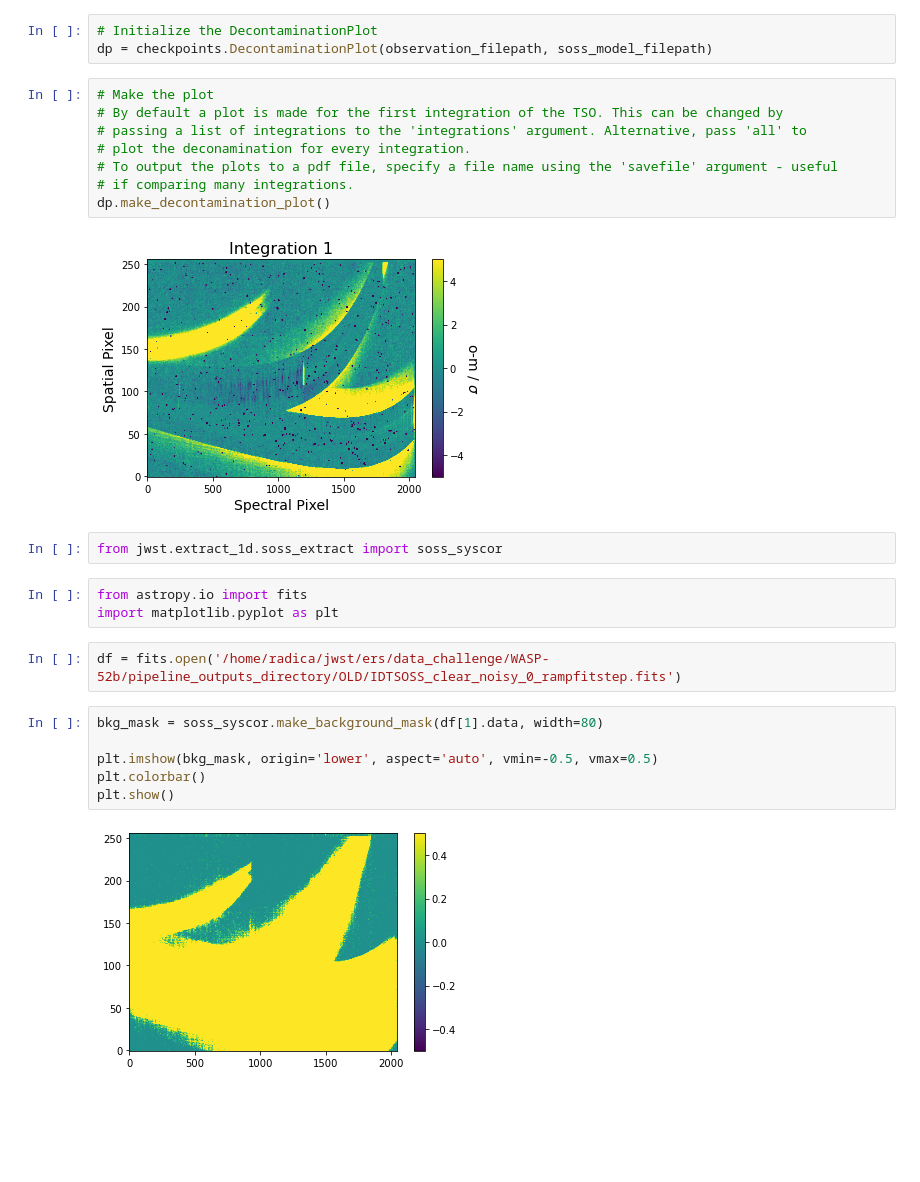
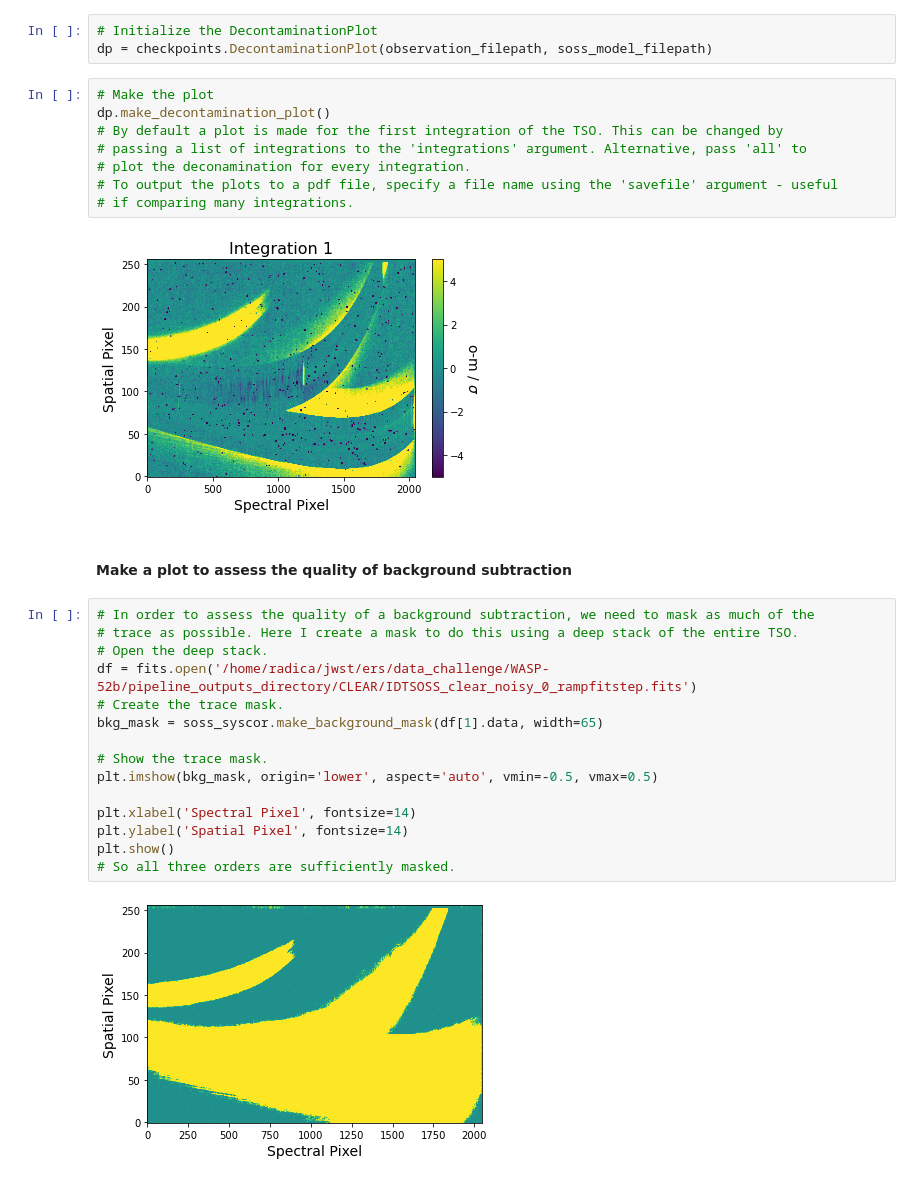
Before and after one commit to njcuk9999/jwst-mtl, a Jupyter notebook: SOSS/checkpoint_plots/checkpoint_plots_example.ipynb, the cells around one changed output. Cells and saved outputs as stored; diff of their text form; blank space fills up the shorter version.

```diff
--- a/SOSS/checkpoint_plots/checkpoint_plots_example.ipynb
+++ b/SOSS/checkpoint_plots/checkpoint_plots_example.ipynb
@@ -25,27 +31,31 @@ soss_model_filepath = '/home/radica/jwst/ers/data_challenge/WASP-52b/pipeline_ou
 dp = checkpoints.DecontaminationPlot(observation_filepath, soss_model_filepath)
 # %%
 # Make the plot
+dp.make_decontamination_plot()
 # By default a plot is made for the first integration of the TSO. This can be changed by
 # passing a list of integrations to the 'integrations' argument. Alternative, pass 'all' to
 # plot the deconamination for every integration.
 # To output the plots to a pdf file, specify a file name using the 'savefile' argument - useful
 # if comparing many integrations.
-dp.make_decontamination_plot()
 # %% [output]
 [figure]
-# %%
-from jwst.extract_1d.soss_extract import soss_syscor
-# %%
-from astropy.io import fits
-import matplotlib.pyplot as plt
-# %%
-df = fits.open('/home/radica/jwst/ers/data_challenge/WASP-52b/pipeline_outputs_directory/OLD/IDTSOSS_clear_noisy_0_rampfitstep.fits')
-# %%
-bkg_mask = soss_syscor.make_background_mask(df[1].data, width=80)
-
-plt.imshow(bkg_mask, origin='lower', aspect='auto', vmin=-0.5, vmax=0.5)
-plt.colorbar()
-plt.show()
-# %% [output]
-[figure, removed]
+# %% [markdown]
+#### Make a plot to assess the quality of background subtraction
+# %%
+# In order to assess the quality of a background subtraction, we need to mask as much of the
+# trace as possible. Here I create a mask to do this using a deep stack of the entire TSO.
+# Open the deep stack.
+df = fits.open('/home/radica/jwst/ers/data_challenge/WASP-52b/pipeline_outputs_directory/CLEAR/IDTSOSS_clear_noisy_0_rampfitstep.fits')
+# Create the trace mask.
+bkg_mask = soss_syscor.make_background_mask(df[1].data, width=65)
+
+# Show the trace mask.
+plt.imshow(bkg_mask, origin='lower', aspect='auto', vmin=-0.5, vmax=0.5)
+
+plt.xlabel('Spectral Pixel', fontsize=14)
+plt.ylabel('Spatial Pixel', fontsize=14)
+plt.show()
+# So all three orders are sufficiently masked.
+# %% [output]
+[figure, added]
 # %%
```
Also changed, not shown: parts of 5 cells of this notebook.
